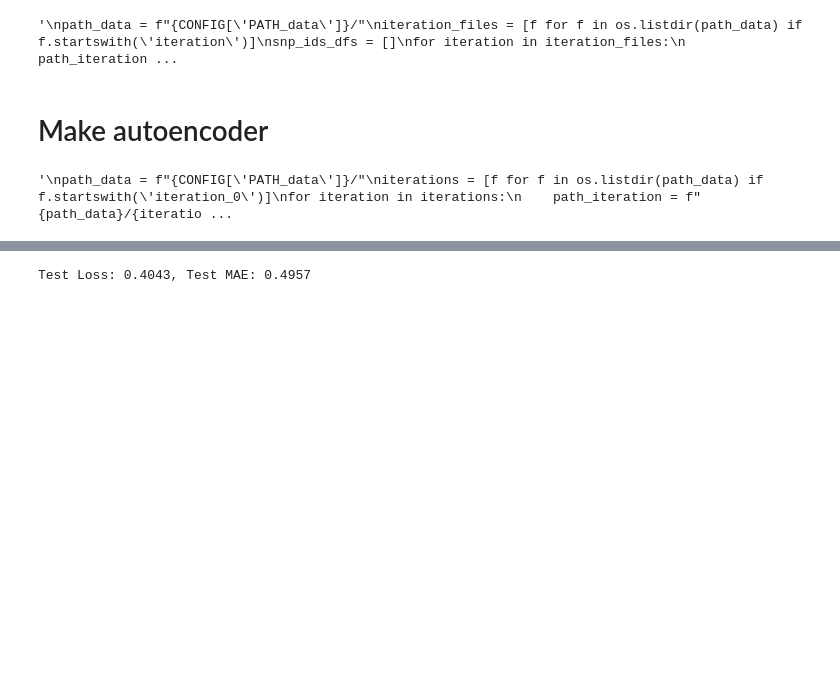
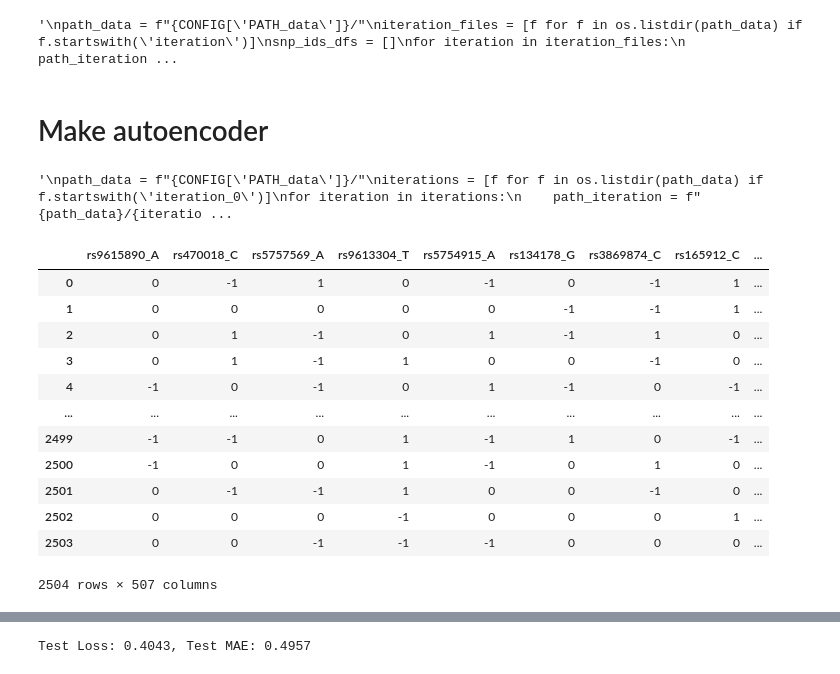
Before and after one commit to mat2m10/pca_projection, a Jupyter notebook: run_test.ipynb, the cells around one changed output, grey strips where cells are left out. Drawn from its saved outputs; the diff is of its cells as text; code cells hidden in the pictures; blank space fills up the shorter version.

```diff
--- a/run_test.ipynb
+++ b/run_test.ipynb
@@ -281,0 +228,16 @@ def decoder(input_df, output_df, nr_hidden_layers, epoch, patience, test_size=0.
+# %%
+chunk
+# %% [output]
+|  | rs9615890_A | rs470018_C | rs5757569_A | rs9613304_T | rs5754915_A | rs134178_G | rs3869874_C | rs165912_C | ... |
+| 0 | 0 | -1 | 1 | 0 | -1 | 0 | -1 | 1 | ... |
+| 1 | 0 | 0 | 0 | 0 | 0 | -1 | -1 | 1 | ... |
+| 2 | 0 | 1 | -1 | 0 | 1 | -1 | 1 | 0 | ... |
+| 3 | 0 | 1 | -1 | 1 | 0 | 0 | -1 | 0 | ... |
+| 4 | -1 | 0 | -1 | 0 | 1 | -1 | 0 | -1 | ... |
+| ... | ... | ... | ... | ... | ... | ... | ... | ... | ... |
+| 2499 | -1 | -1 | 0 | 1 | -1 | 1 | 0 | -1 | ... |
+| 2500 | -1 | 0 | 0 | 1 | -1 | 0 | 1 | 0 | ... |
+| 2501 | 0 | -1 | -1 | 1 | 0 | 0 | -1 | 0 | ... |
+| 2502 | 0 | 0 | 0 | -1 | 0 | 0 | 0 | 1 | ... |
+| 2503 | 0 | 0 | -1 | -1 | -1 | 0 | 0 | 0 | ... |
+2504 rows × 507 columns
```
Also changed, not shown: parts of 7 cells of this notebook, 2 other files.
